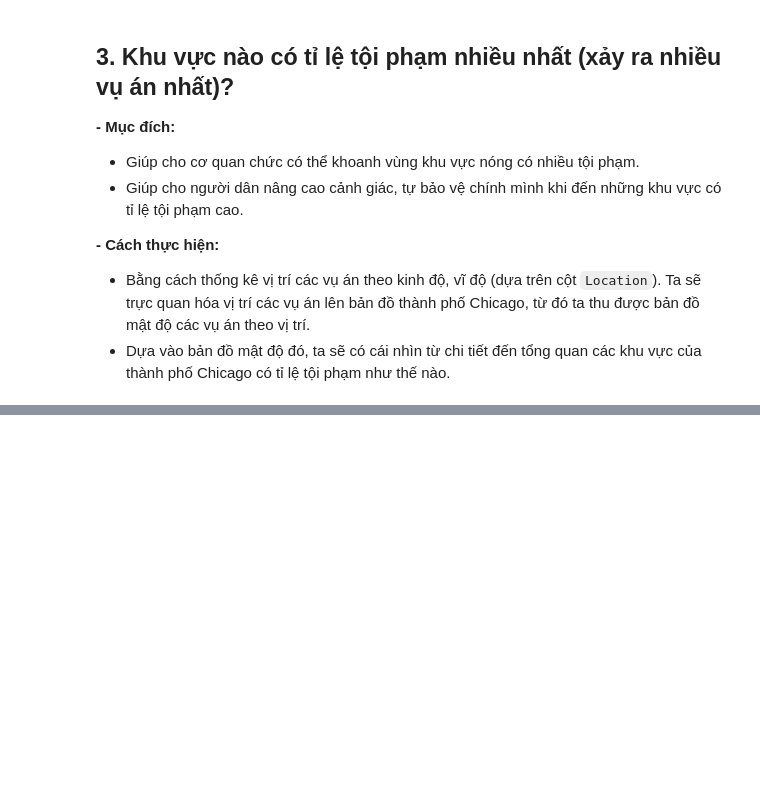
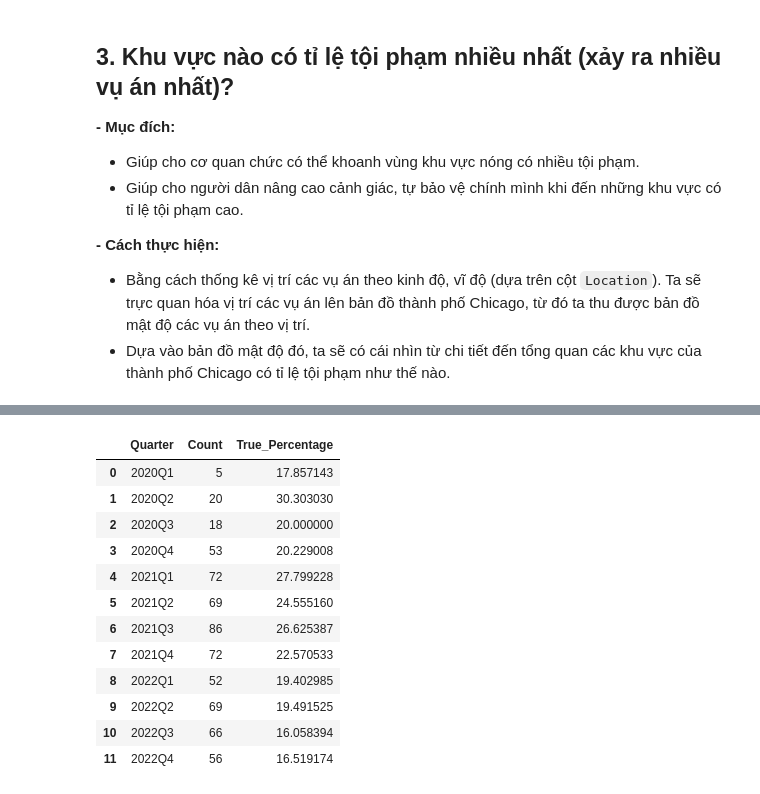
Before and after one commit to snguyenduongtruong/Intro2DataScience_Project, a Jupyter notebook: question.ipynb, the cells around one changed output, grey strips where cells are left out. Saved outputs shown, nothing was run; the diff lists cells and outputs as text; code cells hidden in the pictures; blank space fills up the shorter version.

```diff
--- a/question.ipynb
+++ b/question.ipynb
@@ -228,0 +238,26 @@ m
+# %%
+df_dom = df.copy()
+# Tạo cột mới để xác định quý
+df_dom['Quarter'] = df_dom['Date'].dt.to_period('Q')
+
+# Tính toán số lượng các hàng theo từng quý
+quarterly_counts = df_dom[df['Domestic'] == True].groupby('Quarter').size().reset_index(name='Count')
+
+# Tính toán tỉ lệ các hàng có 'Domestic' = 'True' theo từng quý
+quarterly_true_percentage = df_dom[df_dom['Domestic'] == True].groupby('Quarter').size() / df_dom.groupby('Quarter').size()
+quarterly_counts['True_Percentage'] = quarterly_true_percentage.values * 100
+quarterly_counts
+# %% [output]
+|  | Quarter | Count | True_Percentage |
+| 0 | 2020Q1 | 5 | 17.857143 |
+| 1 | 2020Q2 | 20 | 30.303030 |
+| 2 | 2020Q3 | 18 | 20.000000 |
+| 3 | 2020Q4 | 53 | 20.229008 |
+| 4 | 2021Q1 | 72 | 27.799228 |
+| 5 | 2021Q2 | 69 | 24.555160 |
+| 6 | 2021Q3 | 86 | 26.625387 |
+| 7 | 2021Q4 | 72 | 22.570533 |
+| 8 | 2022Q1 | 52 | 19.402985 |
+| 9 | 2022Q2 | 69 | 19.491525 |
+| 10 | 2022Q3 | 66 | 16.058394 |
+| 11 | 2022Q4 | 56 | 16.519174 |
```
Also changed, not shown: parts of 4 cells of this notebook.
